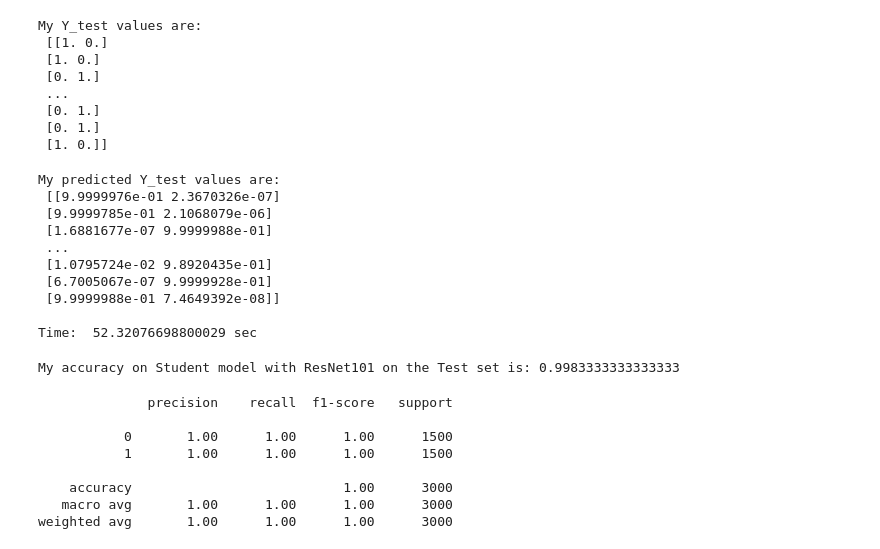
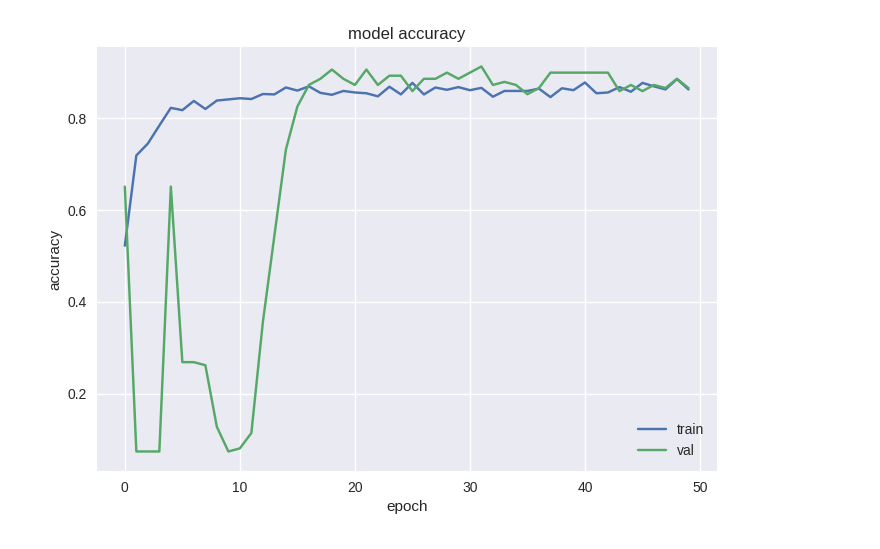
Before and after one commit to mshitie/KD-lesions, a Jupyter notebook: WithoutKD/WithoutKD_ResNet101.ipynb, the cells around one changed output. Drawn from its saved outputs; the diff is of its cells as text; code cells hidden in the pictures.

```diff
--- a/WithoutKD/WithoutKD_ResNet101.ipynb
+++ b/WithoutKD/WithoutKD_ResNet101.ipynb
@@ -107,5 +180,6 @@ y val shape: (1400, 2)
 # %%
 from tensorflow.keras.applications import ResNet101
+from tensorflow.keras import layers, regularizers
 
 def res_model101(backbone , lr = 1e-4):
   resmodel101 = Sequential()
@@ -113,7 +187,7 @@ def res_model101(backbone , lr = 1e-4):
   resmodel101.add(layers.GlobalAveragePooling2D())
   resmodel101.add(layers.Dropout(0.5))
   resmodel101.add(layers.BatchNormalization())
-  resmodel101.add(layers.Dense(2 , activation='softmax'))
+  resmodel101.add(layers.Dense(N_CLASSES, activation='softmax', kernel_regularizer=regularizers.l2(0.01), name='output'))
 
   resmodel101.compile(
         loss='categorical_crossentropy',
@@ -155,11 +229,13 @@ _________________________________________________________________
 # Training the teacher model with Resnet50
 # Train the teacher model as usual
 
-epochs = 20
-batch_size = 64
-resmodel101_student_his = resmodel101.fit(x_train, y_train,
+reduce_lr = ReduceLROnPlateau(monitor='val_loss', factor=0.1, patience=5, verbose=1, min_lr=1e-7)
+epochs = 50
+batch_size = 32
+resmodel101_student_his = resmodel101.fit(train_generator,
           batch_size=batch_size,
           epochs=epochs,
-          verbose=1,
-          validation_data=(x_val, y_val))
+          verbose=2,
+          validation_data=valid_generator,
+                           callbacks=[reduce_lr])
 # %% [output]
@@ -188,51 +259,12 @@ The ResNet101 model Accuracy on the Validation Set: 0.9678571428571429
-# %%
-#Now let's check my Y_test values
-print(f'My Y_test values are:\n' ,Y_test)
-# %% [output]
-My Y_test values are:
- [[1. 0.]
- [1. 0.]
- [0. 1.]
- ...
- [0. 1.]
- [0. 1.]
- [1. 0.]]
-# %%
-#Now let's check my predcited values from X_test dataset
-import timeit
-
-start = timeit.default_timer()
-#Your statements here
-y_pred = resmodel101.predict(X_test)
-print(f'My predicted Y_test values are:\n' ,y_pred)
-
-stop = timeit.default_timer()
-print('\nTime: ',stop - start,'sec')
-# %% [output]
-My predicted Y_test values are:
- [[9.9999976e-01 2.3670326e-07]
- [9.9999785e-01 2.1068079e-06]
- [1.6881677e-07 9.9999988e-01]
- ...
- [1.0795724e-02 9.8920435e-01]
- [6.7005067e-07 9.9999928e-01]
- [9.9999988e-01 7.4649392e-08]]
-
-Time:  52.32076698800029 sec
-# %%
-#Now let's check the accuracy between the original & predicted (Y_test , y_pred)
-print(f'My accuracy on Student model with ResNet101 on the Test set is:',accuracy_score(np.argmax(Y_test, axis=1), np.argmax(y_pred, axis=1)))
-# %% [output]
-My accuracy on Student model with ResNet101 on the Test set is: 0.9983333333333333
-# %%
-# Print the classification report
-print(classification_report( np.argmax(Y_test, axis=1), np.argmax(y_pred, axis=1)))
-# %% [output]
-              precision    recall  f1-score   support
-
-           0       1.00      1.00      1.00      1500
-           1       1.00      1.00      1.00      1500
-
-    accuracy                           1.00      3000
-   macro avg       1.00      1.00      1.00      3000
-weighted avg       1.00      1.00      1.00      3000
+# %%
+#https://machinelearningmastery.com/display-deep-learning-model-training-history-in-keras/
+# summarize history for accuracy
+plt.plot(resmodel101_student_his.history['accuracy'],)
+plt.plot(resmodel101_student_his.history['val_accuracy'])
+plt.title('model accuracy')
+plt.ylabel('accuracy')
+plt.xlabel('epoch')
+plt.legend(['train', 'val'], loc='lower right')
+plt.show()
+# %% [output]
+[figure, added]
```
Also changed, not shown: parts of 16 cells of this notebook.
